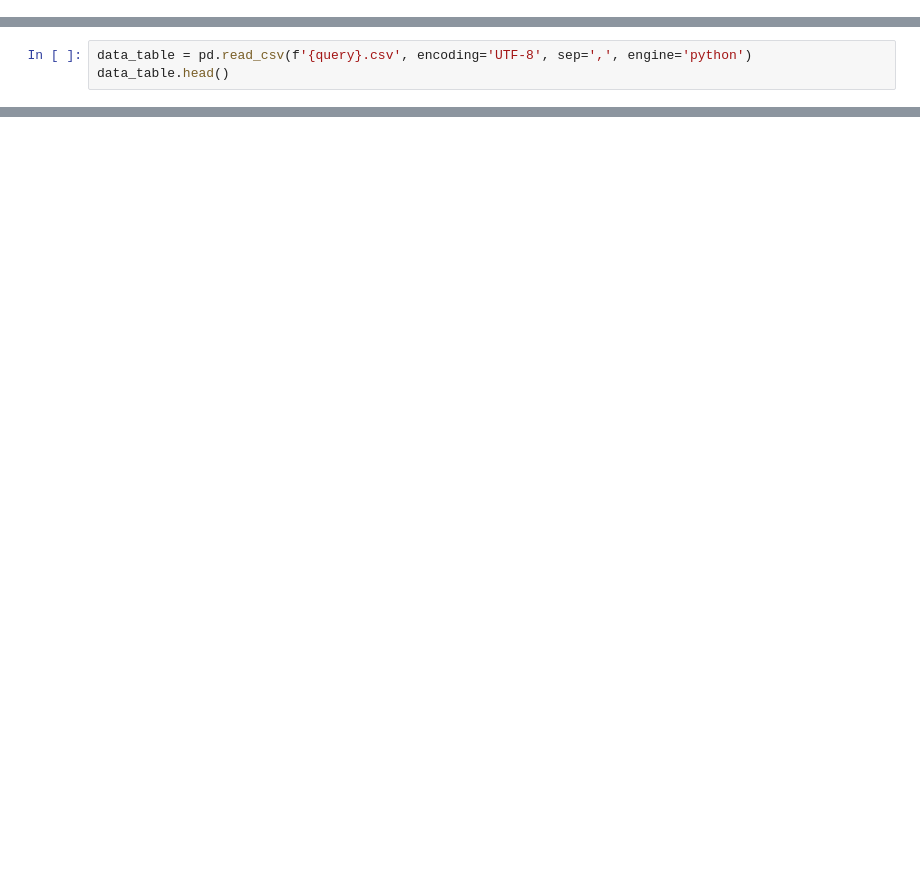
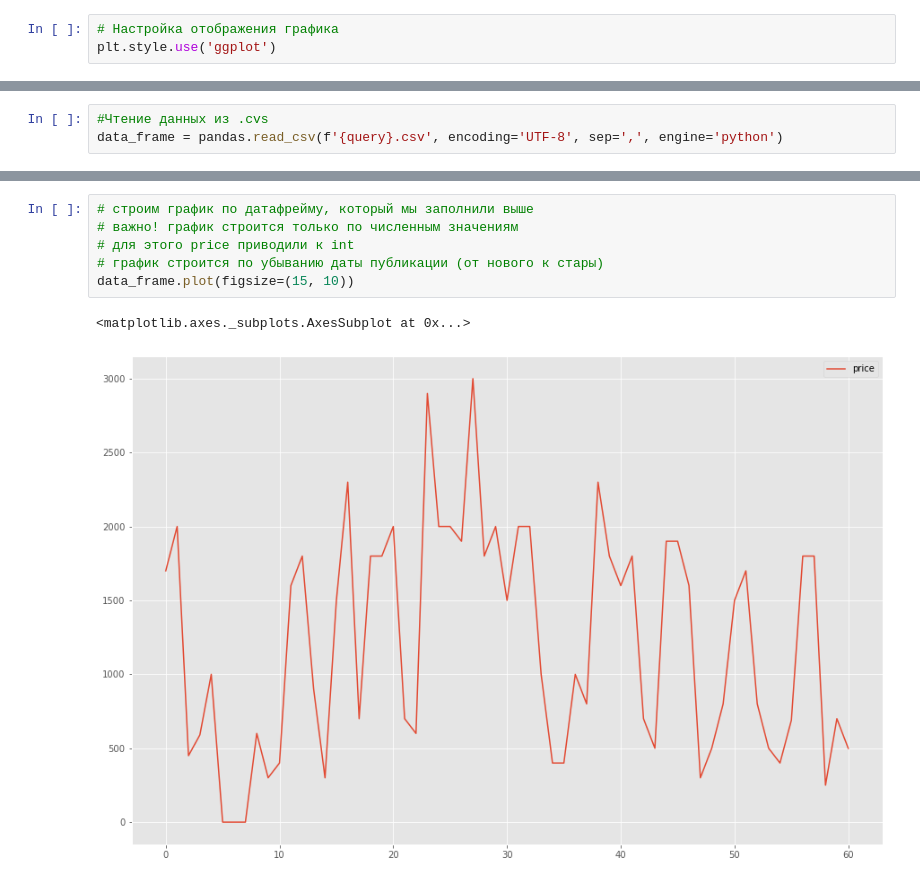
Before and after one commit to mr-luntik/Avito-parser, a Jupyter notebook: Avito_parser.ipynb, the cells around one changed output, grey strips where cells are left out. Drawn from its saved outputs; the diff is of its cells as text; blank space fills up the shorter version.

Commit message:
any fix, add graphic

```diff
--- a/Avito_parser.ipynb
+++ b/Avito_parser.ipynb
@@ -6 +9,4 @@ import requests
+# %%
+# Настройка отображения графика
+plt.style.use('ggplot')
 # %%
@@ -37,3 +58,3 @@ for i in trade_list:
 # %%
-data_table = pd.read_csv(f'{query}.csv', encoding='UTF-8', sep=',', engine='python')
-data_table.head()
+#Чтение данных из .cvs
+data_frame = pandas.read_csv(f'{query}.csv', encoding='UTF-8', sep=',', engine='python')
@@ -62,0 +61,9 @@ data_table.sort_values('price', ascending=False)
+# %%
+# строим график по датафрейму, который мы заполнили выше
+# важно! график строится только по численным значениям
+# для этого price приводили к int
+# график строится по убыванию даты публикации (от нового к стары)
+data_frame.plot(figsize=(15, 10))
+# %% [output]
+<matplotlib.axes._subplots.AxesSubplot at 0x...>
+[figure, added]
```
Also changed, not shown: parts of 7 cells of this notebook, 1 other file.
